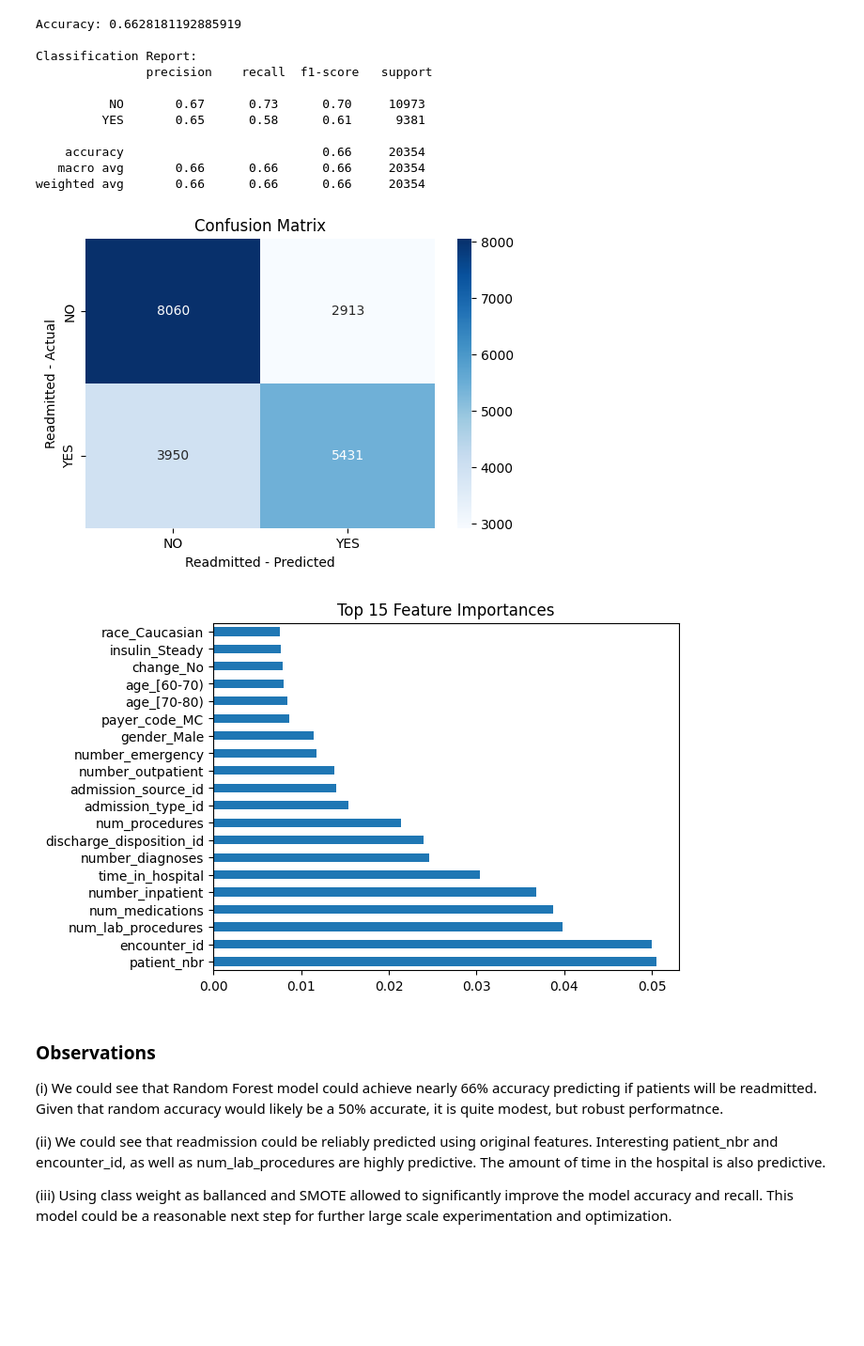
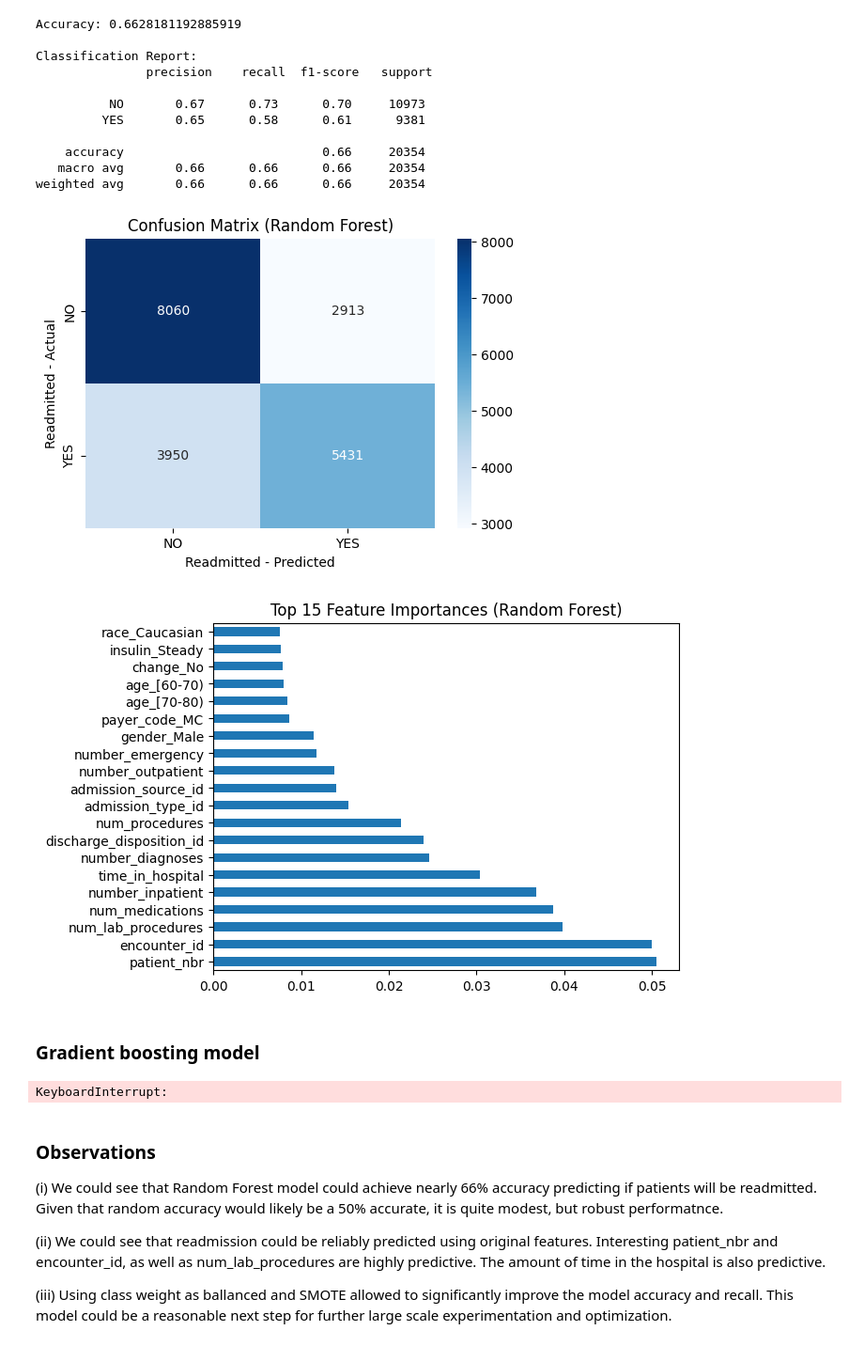
Before and after one commit to abuchin/patient_readmission_kaggle, a Jupyter notebook: EDA/EDA.ipynb, the cells around one changed output. Shown at 94% size. Saved outputs shown, nothing was run; the diff lists cells and outputs as text; code cells hidden in the pictures; blank space fills up the shorter version.

Commit message:
Added XGBoost

```diff
--- a/EDA/EDA.ipynb
+++ b/EDA/EDA.ipynb
@@ -289,25 +292,69 @@ weighted avg       0.66      0.66      0.66     20354
 # %%
 
 # vizualise the confusion matrix
 cm = confusion_matrix(y_test, y_pred)
 
 # Plot heatmap
 plt.figure(figsize=(6, 4))
 sns.heatmap(cm, annot=True, fmt="d", cmap="Blues",
             xticklabels=rf.classes_,
             yticklabels=rf.classes_)
 plt.xlabel("Readmitted - Predicted")
 plt.ylabel("Readmitted - Actual")
-plt.title("Confusion Matrix")
+plt.title("Confusion Matrix (Random Forest)")
 plt.show()
 # %% [output]
-[figure, old version]
+[figure, new version]
 # %%
 
 # evaluate the feature importance
 feat_importances = pd.Series(rf.feature_importances_, index=feature_names)
 feat_importances.nlargest(20).plot(kind="barh")
-plt.title("Top 15 Feature Importances")
+plt.title("Top 15 Feature Importances (Random Forest)")
 plt.show()
 # %% [output]
-[figure, old version]
+[figure, new version]
+# %% [markdown]
+### Gradient boosting model
+# %%
+
+# Encode labels to integers
+le = LabelEncoder()
+y_train_enc = le.fit_transform(y_train)
+y_test_enc = le.transform(y_test)
+
+# Oversample the minority class (on encoded labels)
+smote = SMOTE(random_state=42)
+X_train_xgb, y_train_xgb = smote.fit_resample(X_train_proc, y_train_enc)
+
+# XGBoost model
+xgb = XGBClassifier(
+    n_estimators=200,
+    max_depth=6,
+    learning_rate=0.05,
+    subsample=0.8,
+    colsample_bytree=0.8,
+    reg_lambda=1.0,
+    random_state=42,
+    n_jobs=-1,
+    tree_method="hist",
+    eval_metric="logloss"   # or "auc" if you'll compute ROC AUC
+)
+
+# Train
+xgb.fit(X_train_xgb, y_train_xgb)
+
+# Predict
+y_pred_enc = xgb.predict(X_test_proc)
+
+# Decode predictions back to original labels
+y_pred = le.inverse_transform(y_pred_enc)
+
+# Evaluate
+print("Accuracy:", accuracy_score(y_test, y_pred))
+print("\nClassification Report:\n", classification_report(y_test, y_pred))
+
+# Confusion matrix
+cm = confusion_matrix(y_test, y_pred)
+# %% [output]
+KeyboardInterrupt:
```
Also changed, not shown: parts of 4 cells of this notebook, 1 other file.
